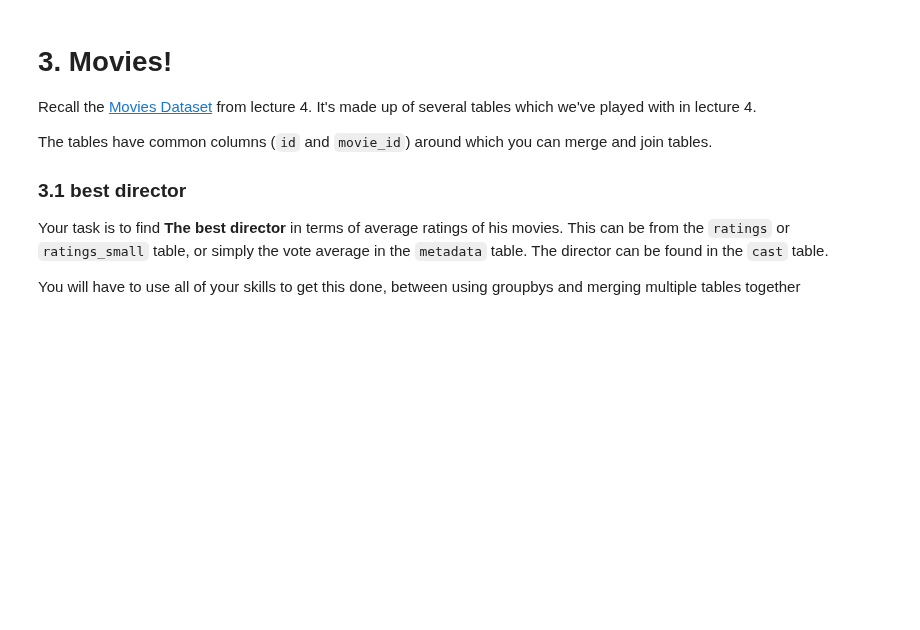
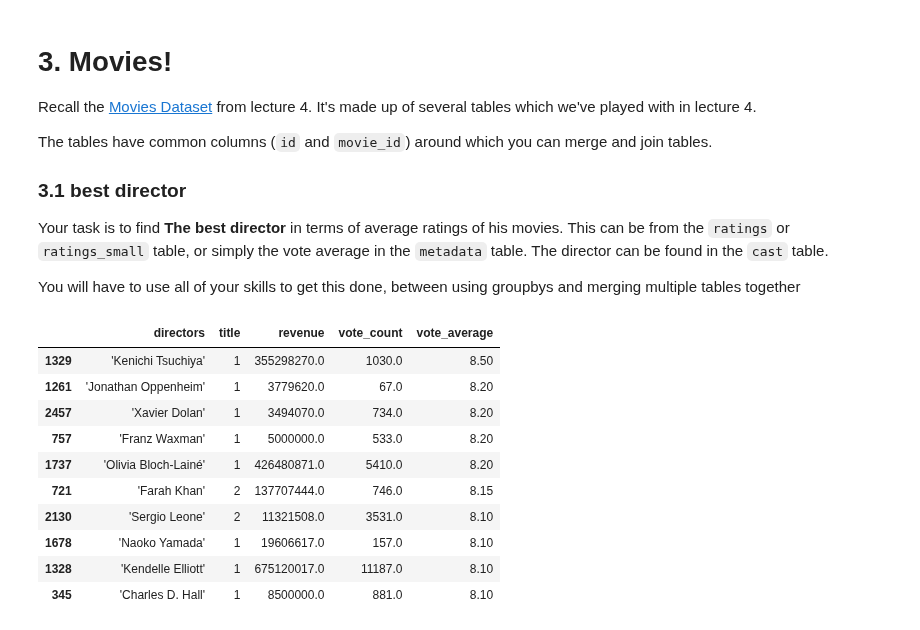
Before and after one commit to cb-ds-1/m2-3-exploration, a Jupyter notebook: workshop.ipynb, the cells around one changed output. Cells and saved outputs as stored; diff of their text form; code cells hidden in the pictures; blank space fills up the shorter version.

```diff
--- a/workshop.ipynb
+++ b/workshop.ipynb
@@ -72,0 +197,43 @@ You will have to use all of your skills to get this done, between using groupbys
+# %%
+import json
+
+credits['directors'] = (credits.crew
+    .apply(eval)
+    #.str.replace("'", '"')
+    #.apply(json.loads)
+    .apply(lambda row : [d['name'] for d in row])
+    .apply(lambda row : row[:1])
+    .astype(str)
+    .str.replace("[", "")
+    .str.replace("]", "")
+)
+# %%
+cred = credits[['id','directors']]
+cred.id = cred.id.astype(str)
+meta = metadata[['id','title', 'revenue', 'vote_count', 'vote_average']]
+meta.id = meta.id.astype(str)
+merge = pd.merge(meta, cred, on='id')
+merge = merge.loc[(merge.vote_count > 50) & (merge.revenue > 50000)]
+group = merge.groupby('directors')
+agg_dict = {
+    "title": 'count',
+    "revenue": np.sum,
+    "vote_count": np.sum,
+    "vote_average": 'mean',
+}
+result = group.agg(agg_dict).reset_index()
+result = result.sort_values(by='vote_average',ascending=False)
+# %%
+result.head(10)
+# %% [output]
+|  | directors | title | revenue | vote_count | vote_average |
+| 1329 | 'Kenichi Tsuchiya' | 1 | 355298270.0 | 1030.0 | 8.50 |
+| 1261 | 'Jonathan Oppenheim' | 1 | 3779620.0 | 67.0 | 8.20 |
+| 2457 | 'Xavier Dolan' | 1 | 3494070.0 | 734.0 | 8.20 |
+| 757 | 'Franz Waxman' | 1 | 5000000.0 | 533.0 | 8.20 |
+| 1737 | 'Olivia Bloch-Lainé' | 1 | 426480871.0 | 5410.0 | 8.20 |
+| 721 | 'Farah Khan' | 2 | 137707444.0 | 746.0 | 8.15 |
+| 2130 | 'Sergio Leone' | 2 | 11321508.0 | 3531.0 | 8.10 |
+| 1678 | 'Naoko Yamada' | 1 | 19606617.0 | 157.0 | 8.10 |
+| 1328 | 'Kendelle Elliott' | 1 | 675120017.0 | 11187.0 | 8.10 |
+| 345 | 'Charles D. Hall' | 1 | 8500000.0 | 881.0 | 8.10 |
```
Also changed, not shown: parts of 10 cells of this notebook.
